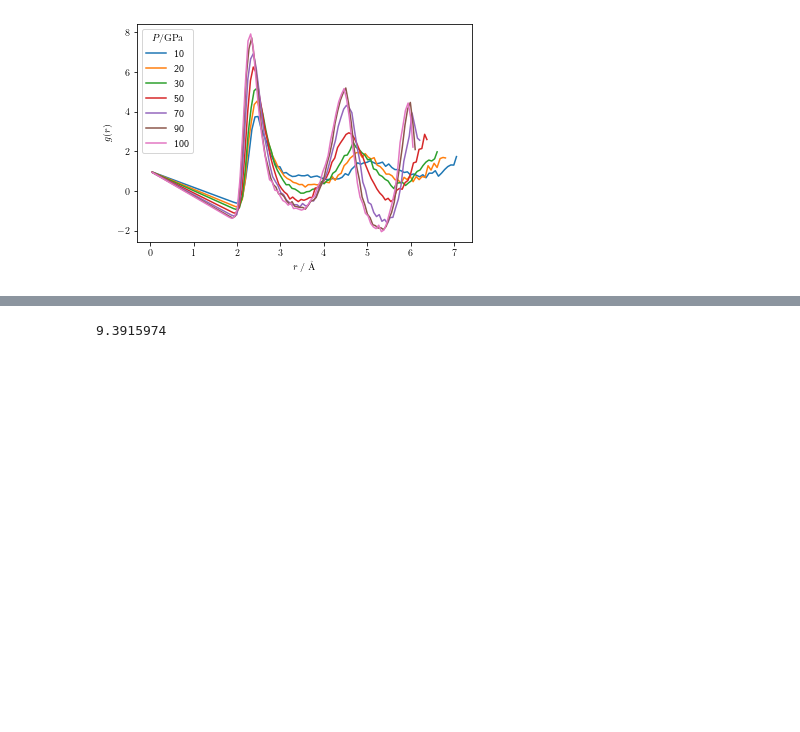
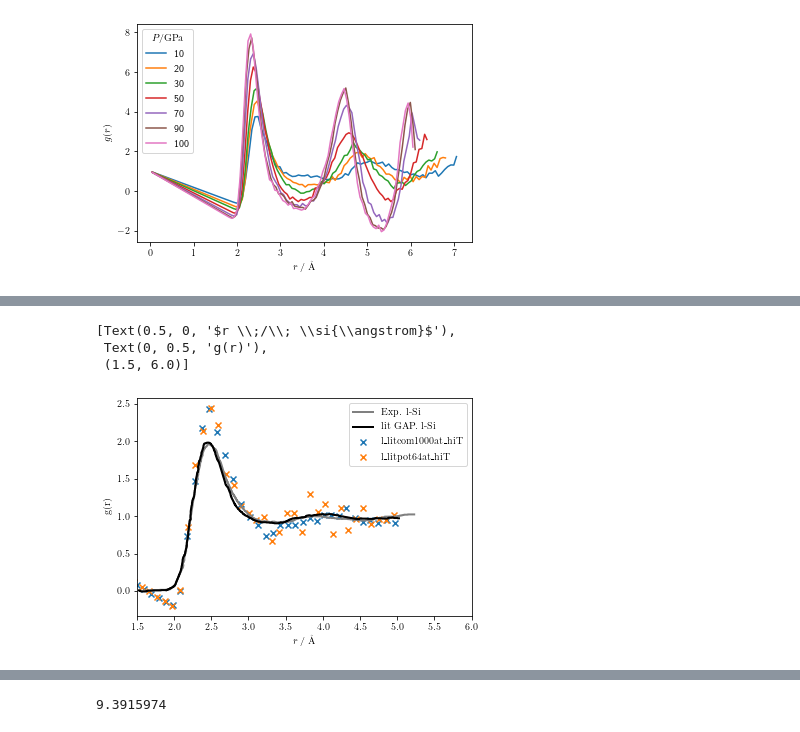
Before and after one commit to MorrowChem/Ge_analysis_local, a Jupyter notebook: hp_MD_explore.ipynb, the cells around one changed output, grey strips where cells are left out. Cells and saved outputs as stored; diff of their text form; code cells hidden in the pictures; blank space fills up the shorter version.

```diff
--- a/hp_MD_explore.ipynb
+++ b/hp_MD_explore.ipynb
@@ -38,8 +43,8 @@ from sklearn import decomposition
 import matplotlib as mpl
 mpl.rcParams.update({
     "text.usetex": True,
-    "font.family": "sans-serif",
-    "font.sans-serif": ["Computer Modern Sans serif"]})
+    "font.family": "serif",
+    "font.serif": ["Computer Modern"]})
 mpl.rcParams['text.latex.preamble'] = [
     r'\usepackage{siunitx}']
 # %%
@@ -188,3 +153,9 @@ Si_exp_Sq[1] -= 0.5
+# %%
+
+Si_exp_RDF = np.genfromtxt('/Users/Moji/Documents/paper_data/l-Si_RDF_Bartok2018_DFT.txt',
+                          delimiter=', ').T
+Si_lGAP_RDF = np.genfromtxt('/Users/Moji/Documents/paper_data/l-Si_RDF_Bartok2018_GAP.txt',
+                          delimiter=', ').T
 # %%
 aSi_exp_Sq = np.genfromtxt('/Users/Moji/Documents/paper_data/a-Si_x-ray_Laaziri1999.txt',
                           delimiter=', ').T
@@ -216 +320,20 @@ full_amo = Si_litDB_full_4000.bin_fit(s_selection=[i for i in range(90,110)], q_
+# %%
+fig, axs = plt.subplots()
+# axs.errorbar(*Si_litDB_litcom.gr_av[0], yerr=None,
+#             label=r'l-liqamo\_litcom\-64at')
+axs.scatter(*Si_litDB_litcom_1000.gr_av[0],
+            label=r'l\_litcom\-1000at\_hiT', marker='x')
+axs.scatter(*Si_litpot_MD.gr_av[0],
+            label=r'l\_litpot\-64at\_hiT', marker='x')
+axs.plot(*Si_exp_RDF, color='Gray', linewidth=2, label='Exp. l-Si')
+axs.plot(*Si_lGAP_RDF, color='k', linewidth=2, label='lit GAP. l-Si')
+#axs.plot(*aSi_exp_Sq, color='k', linewidth=2, label='Exp. a-Si')
+axs.legend()
+axs.set(xlabel=r'$r \;/\; \si{\angstrom}$', ylabel='g(r)', xlim=(1.5, 6))
+# fig.savefig(GE+'Analysis/Sq_l-Si_litDB_RDF.png', bbox_inches='tight', dpi=100)
+# %% [output]
+[Text(0.5, 0, '$r \\;/\\; \\si{\\angstrom}$'),
+ Text(0, 0.5, 'g(r)'),
+ (1.5, 6.0)]
+[figure, added]
 # %%
```
Also changed, not shown: parts of 77 cells of this notebook, 2 other files.
